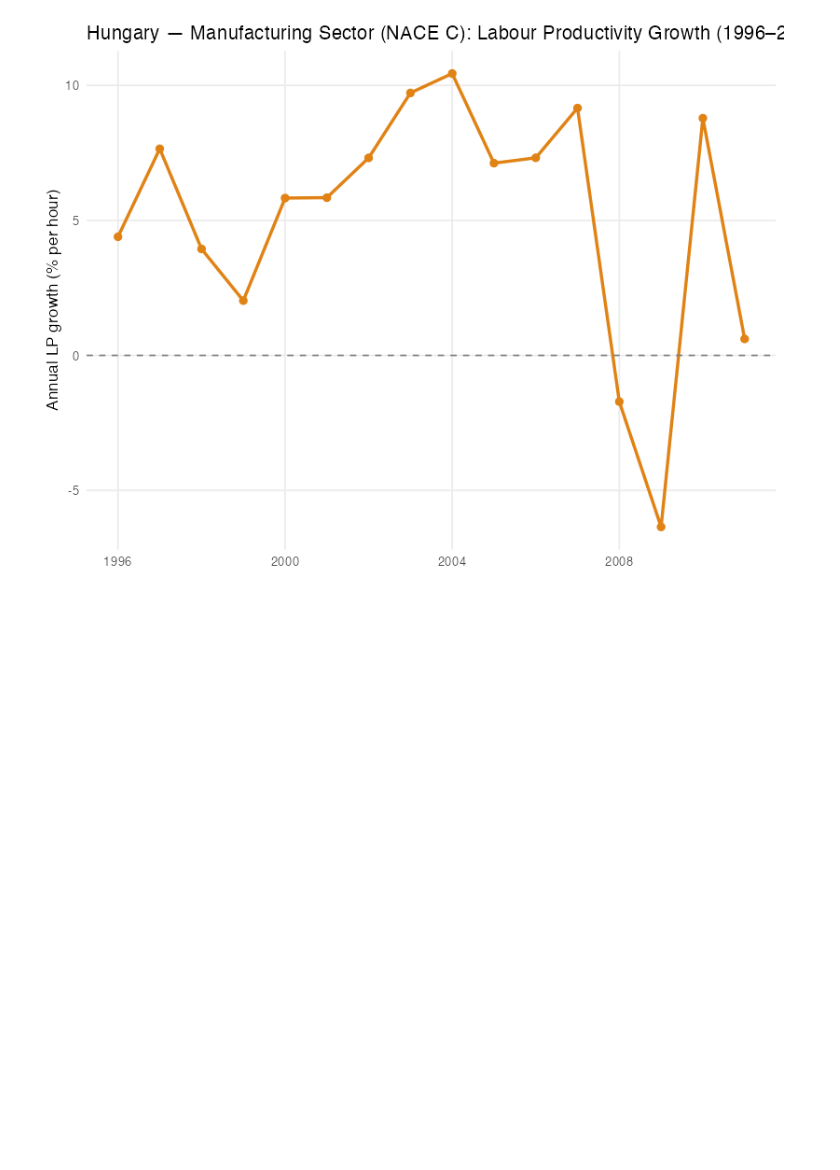
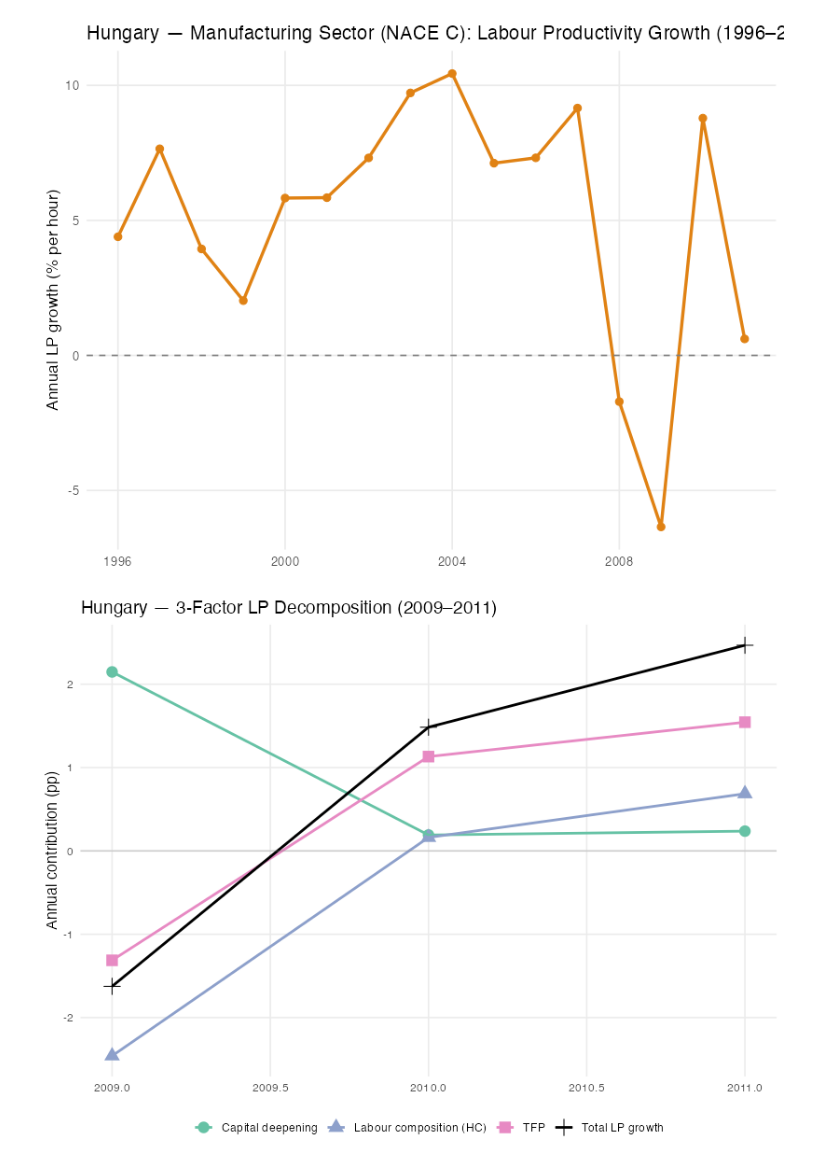
Before and after one commit to kaif1808/imHungary, a Jupyter notebook: hungary_growth_accounting-2.ipynb, the cells around one changed output. Cells and saved outputs as stored; diff of their text form; code cells hidden in the pictures; blank space fills up the shorter version.

```diff
--- a/hungary_growth_accounting-2.ipynb
+++ b/hungary_growth_accounting-2.ipynb
@@ -773,3 +994,33 @@ decomp_sect |>
   theme(panel.grid.minor = element_blank())
 # %% [output]
 [figure]
+# %%
+# Plot 2: Three-factor decomposition (2009–2011)
+decomp_agg_3f_recent |>
+  select(year, cap_contrib, hc_contrib, tfp_contrib, g_y) |>
+  pivot_longer(cols = c(cap_contrib, hc_contrib, tfp_contrib, g_y),
+               names_to = "component", values_to = "value") |>
+  mutate(component = recode(component,
+    cap_contrib = "Capital deepening",
+    hc_contrib  = "Labour composition (HC)",
+    tfp_contrib = "TFP",
+    g_y         = "Total LP growth"
+  )) |>
+  ggplot(aes(x = year, y = value, colour = component, shape = component)) +
+  geom_point(size = 4) +
+  geom_line(linewidth = 1) +
+  geom_hline(yintercept = 0, colour = "grey50", linetype = "solid", alpha = 0.3) +
+  scale_colour_manual(values = c(
+    "Total LP growth"         = "black",
+    "Capital deepening"       = "#66c2a5",
+    "Labour composition (HC)" = "#8da0cb",
+    "TFP"                     = "#e78ac3"
+  )) +
+  labs(
+    title = "Hungary — 3-Factor LP Decomposition (2009–2011)",
+    x = NULL, y = "Annual contribution (pp)", colour = NULL, shape = NULL
+  ) +
+  theme_minimal(base_size = 12) +
+  theme(legend.position = "bottom", panel.grid.minor = element_blank())
+# %% [output]
+[figure, added]
```
Also changed, not shown: parts of 15 cells of this notebook, 8 other files.
